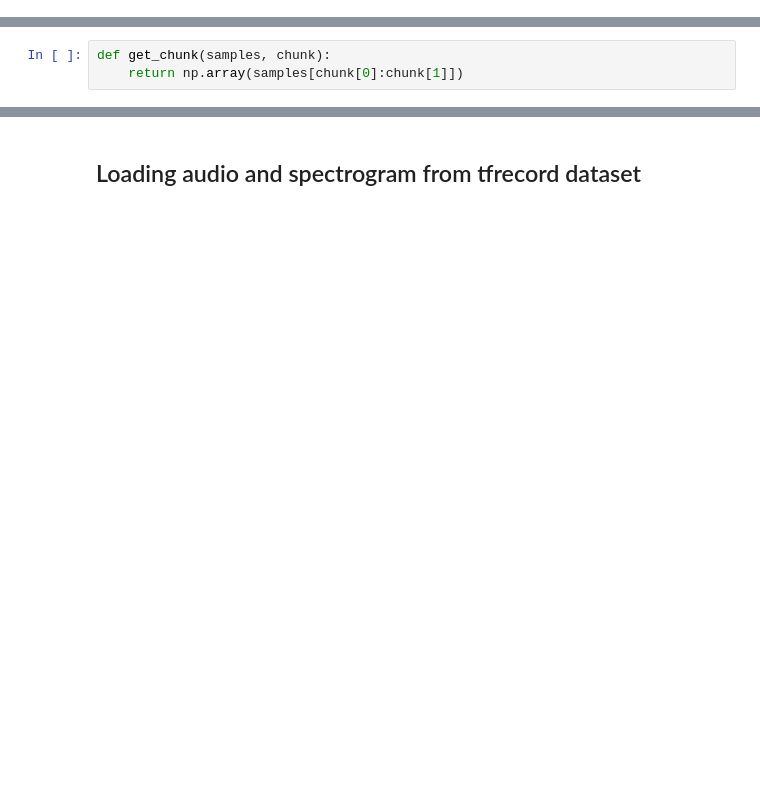
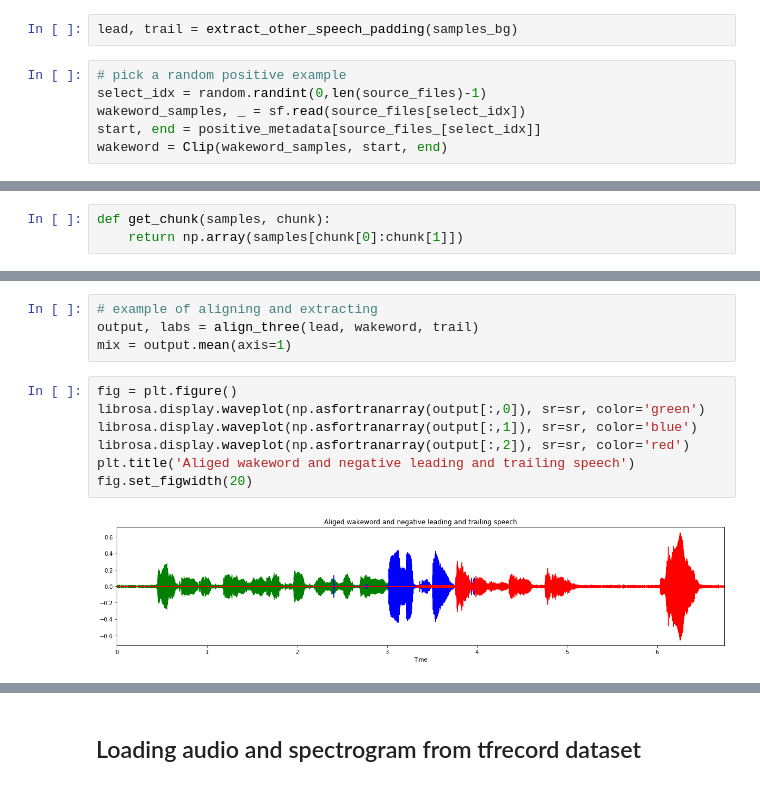
Before and after one commit to ilyakava/py3fst, a Jupyter notebook: data_augment.ipynb, the cells around one changed output, grey strips where cells are left out. Saved outputs shown, nothing was run; the diff lists cells and outputs as text; blank space fills up the shorter version.

```diff
--- a/data_augment.ipynb
+++ b/data_augment.ipynb
@@ -70,0 +129,8 @@ len(sentence_chunks)
+# %%
+lead, trail = extract_other_speech_padding(samples_bg)
+# %%
+# pick a random positive example
+select_idx = random.randint(0,len(source_files)-1)
+wakeword_samples, _ = sf.read(source_files[select_idx])
+start, end = positive_metadata[source_files_[select_idx]]
+wakeword = Clip(wakeword_samples, start, end)
@@ -271,0 +219,13 @@ ipd.Audio(mixed, rate=sr)
+# %%
+# example of aligning and extracting
+output, labs = align_three(lead, wakeword, trail)
+mix = output.mean(axis=1)
+# %%
+fig = plt.figure()
+librosa.display.waveplot(np.asfortranarray(output[:,0]), sr=sr, color='green')
+librosa.display.waveplot(np.asfortranarray(output[:,1]), sr=sr, color='blue')
+librosa.display.waveplot(np.asfortranarray(output[:,2]), sr=sr, color='red')
+plt.title('Aliged wakeword and negative leading and trailing speech')
+fig.set_figwidth(20)
+# %% [output]
+[figure, added]
```
Also changed, not shown: parts of 77 cells of this notebook, 3 other files.
